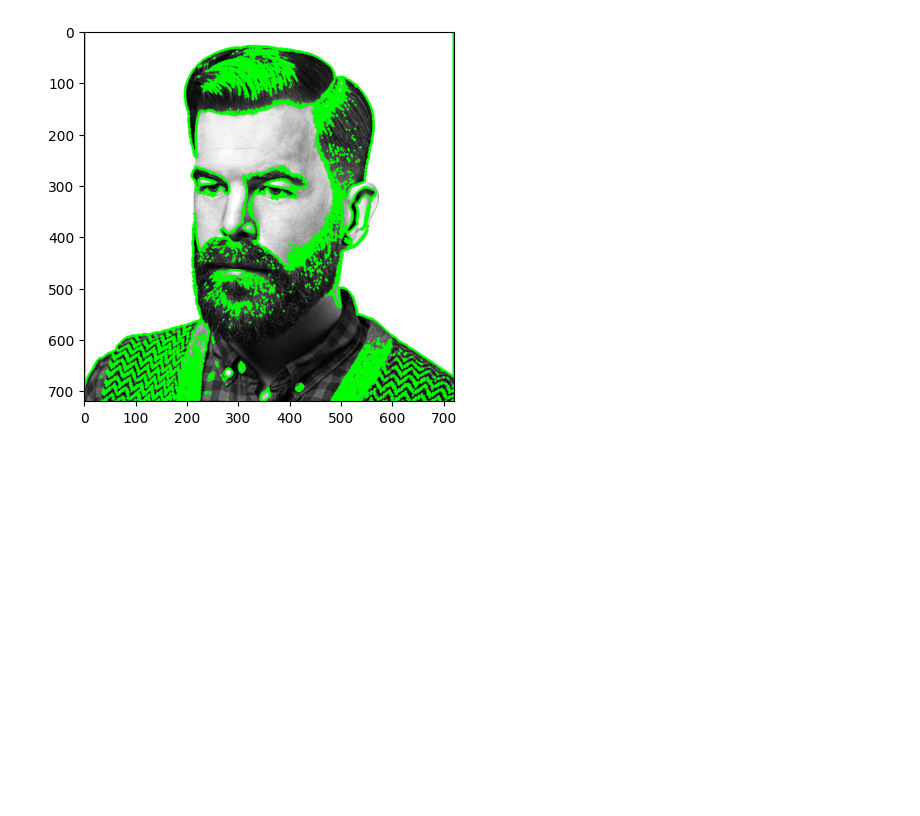
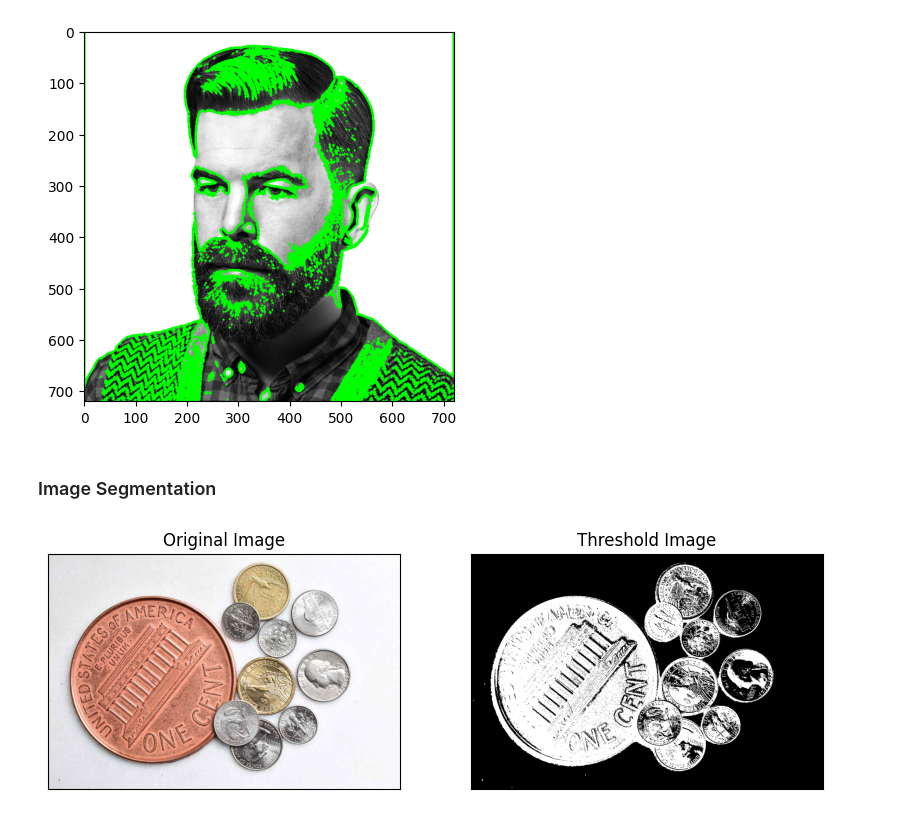
Before and after one commit to Minhdd1413/Image_Processing, a Jupyter notebook: Week5.ipynb, the cells around one changed output. Saved outputs shown, nothing was run; the diff lists cells and outputs as text; code cells hidden in the pictures; blank space fills up the shorter version.

```diff
--- a/Week5.ipynb
+++ b/Week5.ipynb
@@ -17,3 +17,20 @@ plt.imshow(img)
 # %% [output]
 <matplotlib.image.AxesImage at 0x...>
 [figure]
+# %% [markdown]
+### Image Segmentation
+# %%
+img = cv2.imread('coin.jpg')
+assert img is not None, "file could not be read, check with os.path.exists()"
+gray = cv2.cvtColor(img, cv2.COLOR_BGR2GRAY)
+ret, thresh = cv2.threshold(gray,0,255,cv2.THRESH_BINARY_INV+cv2.THRESH_OTSU)
+# %%
+plt.figure(figsize=(10,10))
+
+plt.subplot(121),plt.imshow(img[:,:,::-1], cmap = 'gray')
+plt.title('Original Image'), plt.xticks([]), plt.yticks([])
+plt.subplot(122),plt.imshow(thresh, cmap = 'gray')
+plt.title('Threshold Image'), plt.xticks([]), plt.yticks([])
+plt.show()
+# %% [output]
+[figure, added]
```
Also changed, not shown: parts of 6 cells of this notebook, 1 other file.
